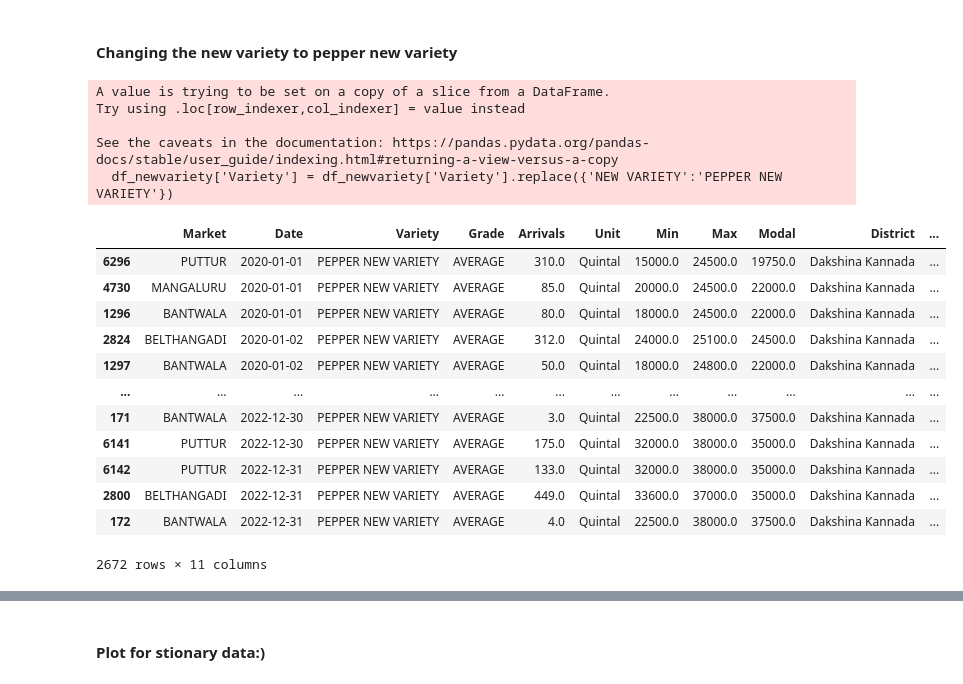
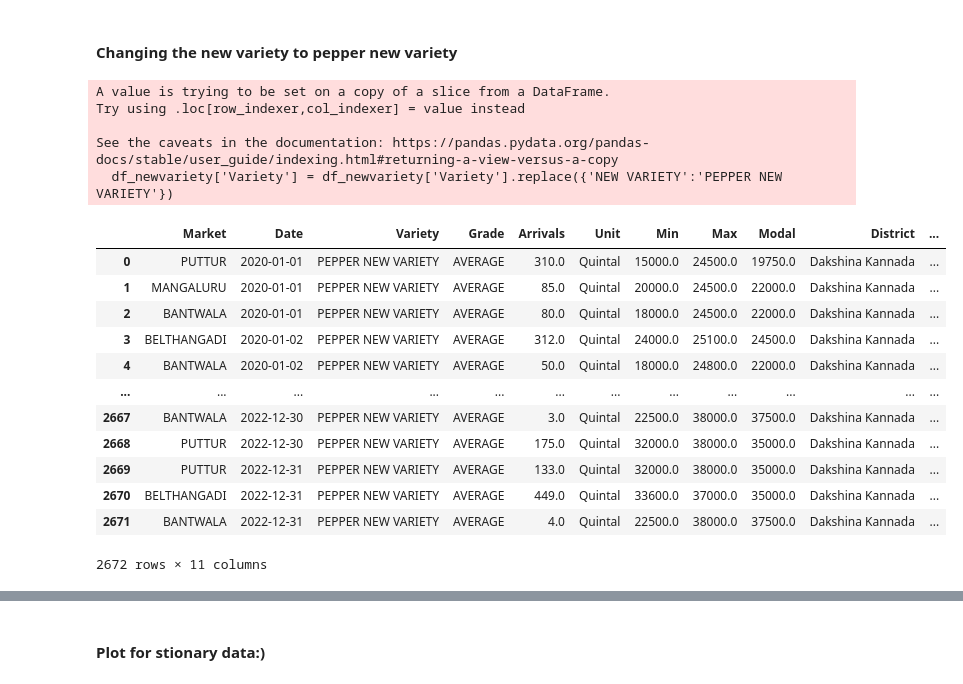
Before and after one commit to Vij7777pai/AIML-INTERNSHIP, a Jupyter notebook: Project/code.ipynb, the cells around one changed output, grey strips where cells are left out. Cells and saved outputs as stored; diff of their text form; code cells hidden in the pictures.

```diff
--- a/Project/code.ipynb
+++ b/Project/code.ipynb
@@ -331,23 +331,23 @@ The time series is likely stationary.
 #### Changing the new variety to pepper new variety
 # %%
 df_newvariety['Variety'] = df_newvariety['Variety'].replace({'NEW VARIETY':'PEPPER NEW VARIETY'})
-df_newvariety
+df_newvariety.reset_index(drop=True)
 # %% [output]
 A value is trying to be set on a copy of a slice from a DataFrame.
 Try using .loc[row_indexer,col_indexer] = value instead
 
 See the caveats in the documentation: https://pandas.pydata.org/pandas-docs/stable/user_guide/indexing.html#returning-a-view-versus-a-copy
   df_newvariety['Variety'] = df_newvariety['Variety'].replace({'NEW VARIETY':'PEPPER NEW VARIETY'})
 |  | Market | Date | Variety | Grade | Arrivals | Unit | Min | Max | Modal | District | ... |
-| 6296 | PUTTUR | 2020-01-01 | PEPPER NEW VARIETY | AVERAGE | 310.0 | Quintal | 15000.0 | 24500.0 | 19750.0 | Dakshina Kannada | ... |
-| 4730 | MANGALURU | 2020-01-01 | PEPPER NEW VARIETY | AVERAGE | 85.0 | Quintal | 20000.0 | 24500.0 | 22000.0 | Dakshina Kannada | ... |
-| 1296 | BANTWALA | 2020-01-01 | PEPPER NEW VARIETY | AVERAGE | 80.0 | Quintal | 18000.0 | 24500.0 | 22000.0 | Dakshina Kannada | ... |
-| 2824 | BELTHANGADI | 2020-01-02 | PEPPER NEW VARIETY | AVERAGE | 312.0 | Quintal | 24000.0 | 25100.0 | 24500.0 | Dakshina Kannada | ... |
-| 1297 | BANTWALA | 2020-01-02 | PEPPER NEW VARIETY | AVERAGE | 50.0 | Quintal | 18000.0 | 24800.0 | 22000.0 | Dakshina Kannada | ... |
+| 0 | PUTTUR | 2020-01-01 | PEPPER NEW VARIETY | AVERAGE | 310.0 | Quintal | 15000.0 | 24500.0 | 19750.0 | Dakshina Kannada | ... |
+| 1 | MANGALURU | 2020-01-01 | PEPPER NEW VARIETY | AVERAGE | 85.0 | Quintal | 20000.0 | 24500.0 | 22000.0 | Dakshina Kannada | ... |
+| 2 | BANTWALA | 2020-01-01 | PEPPER NEW VARIETY | AVERAGE | 80.0 | Quintal | 18000.0 | 24500.0 | 22000.0 | Dakshina Kannada | ... |
+| 3 | BELTHANGADI | 2020-01-02 | PEPPER NEW VARIETY | AVERAGE | 312.0 | Quintal | 24000.0 | 25100.0 | 24500.0 | Dakshina Kannada | ... |
+| 4 | BANTWALA | 2020-01-02 | PEPPER NEW VARIETY | AVERAGE | 50.0 | Quintal | 18000.0 | 24800.0 | 22000.0 | Dakshina Kannada | ... |
 | ... | ... | ... | ... | ... | ... | ... | ... | ... | ... | ... | ... |
-| 171 | BANTWALA | 2022-12-30 | PEPPER NEW VARIETY | AVERAGE | 3.0 | Quintal | 22500.0 | 38000.0 | 37500.0 | Dakshina Kannada | ... |
-| 6141 | PUTTUR | 2022-12-30 | PEPPER NEW VARIETY | AVERAGE | 175.0 | Quintal | 32000.0 | 38000.0 | 35000.0 | Dakshina Kannada | ... |
-| 6142 | PUTTUR | 2022-12-31 | PEPPER NEW VARIETY | AVERAGE | 133.0 | Quintal | 32000.0 | 38000.0 | 35000.0 | Dakshina Kannada | ... |
-| 2800 | BELTHANGADI | 2022-12-31 | PEPPER NEW VARIETY | AVERAGE | 449.0 | Quintal | 33600.0 | 37000.0 | 35000.0 | Dakshina Kannada | ... |
-| 172 | BANTWALA | 2022-12-31 | PEPPER NEW VARIETY | AVERAGE | 4.0 | Quintal | 22500.0 | 38000.0 | 37500.0 | Dakshina Kannada | ... |
+| 2667 | BANTWALA | 2022-12-30 | PEPPER NEW VARIETY | AVERAGE | 3.0 | Quintal | 22500.0 | 38000.0 | 37500.0 | Dakshina Kannada | ... |
+| 2668 | PUTTUR | 2022-12-30 | PEPPER NEW VARIETY | AVERAGE | 175.0 | Quintal | 32000.0 | 38000.0 | 35000.0 | Dakshina Kannada | ... |
+| 2669 | PUTTUR | 2022-12-31 | PEPPER NEW VARIETY | AVERAGE | 133.0 | Quintal | 32000.0 | 38000.0 | 35000.0 | Dakshina Kannada | ... |
+| 2670 | BELTHANGADI | 2022-12-31 | PEPPER NEW VARIETY | AVERAGE | 449.0 | Quintal | 33600.0 | 37000.0 | 35000.0 | Dakshina Kannada | ... |
+| 2671 | BANTWALA | 2022-12-31 | PEPPER NEW VARIETY | AVERAGE | 4.0 | Quintal | 22500.0 | 38000.0 | 37500.0 | Dakshina Kannada | ... |
 2672 rows × 11 columns
```
Also changed, not shown: parts of 40 cells of this notebook, 5 other files.
